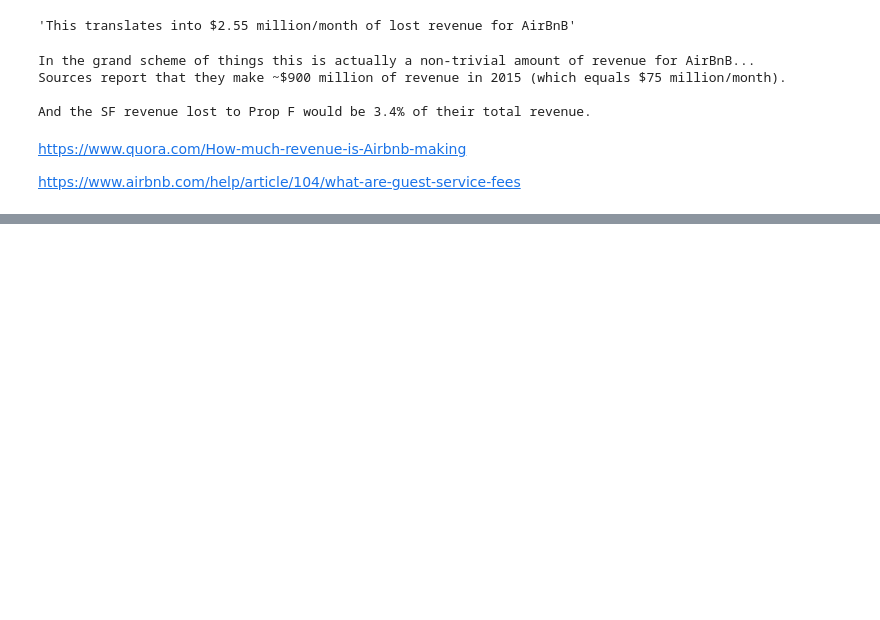
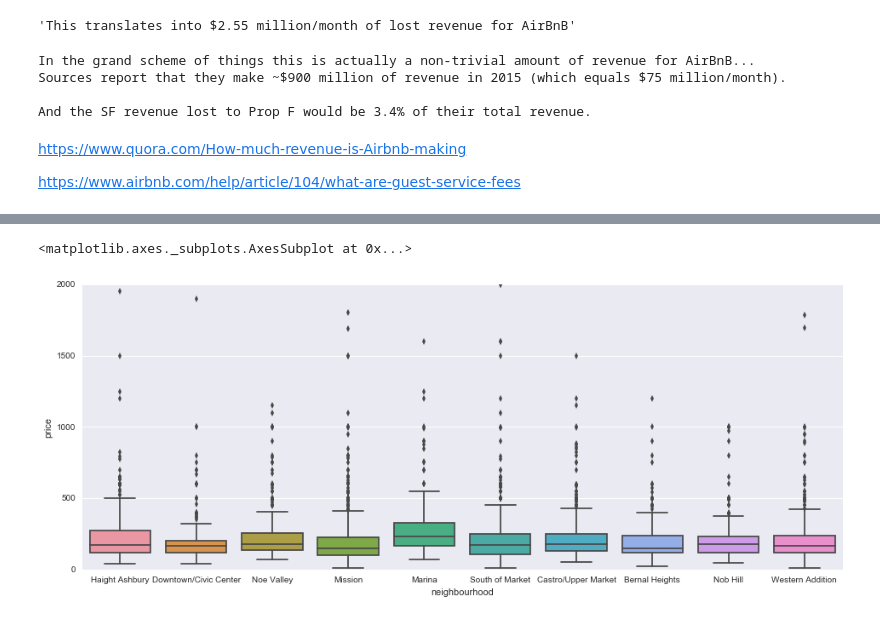
Before and after one commit to Jay-Oh-eN/courses, a Jupyter notebook: notebooks/2016-04-07-airbnb-eda.ipynb, the cells around one changed output, grey strips where cells are left out. Cells and saved outputs as stored; diff of their text form; code cells hidden in the pictures; blank space fills up the shorter version.

```diff
--- a/notebooks/2016-04-07-airbnb-eda.ipynb
+++ b/notebooks/2016-04-07-airbnb-eda.ipynb
@@ -306,0 +366,8 @@ https://www.airbnb.com/help/article/104/what-are-guest-service-fees
+# %%
+neighborhood_subset = df[df.neighbourhood.isin(top_neighborhoods)]
+# %%
+plt.figure(figsize=(16, 6))
+sns.boxplot(data=neighborhood_subset[neighborhood_subset.price < 2000], x='neighbourhood', y='price')
+# %% [output]
+<matplotlib.axes._subplots.AxesSubplot at 0x...>
+[figure, added]
```
Also changed, not shown: parts of 19 cells of this notebook, 2 other files.
